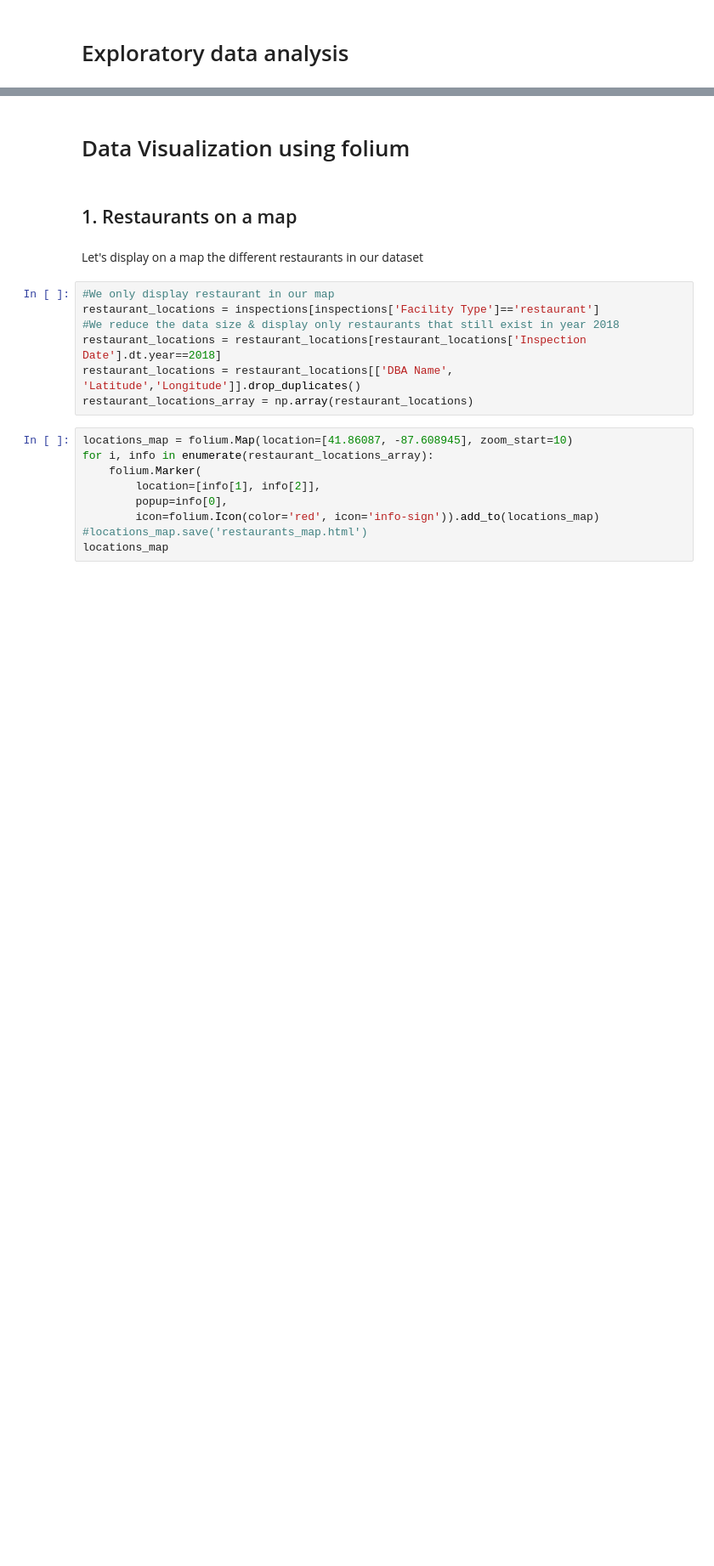
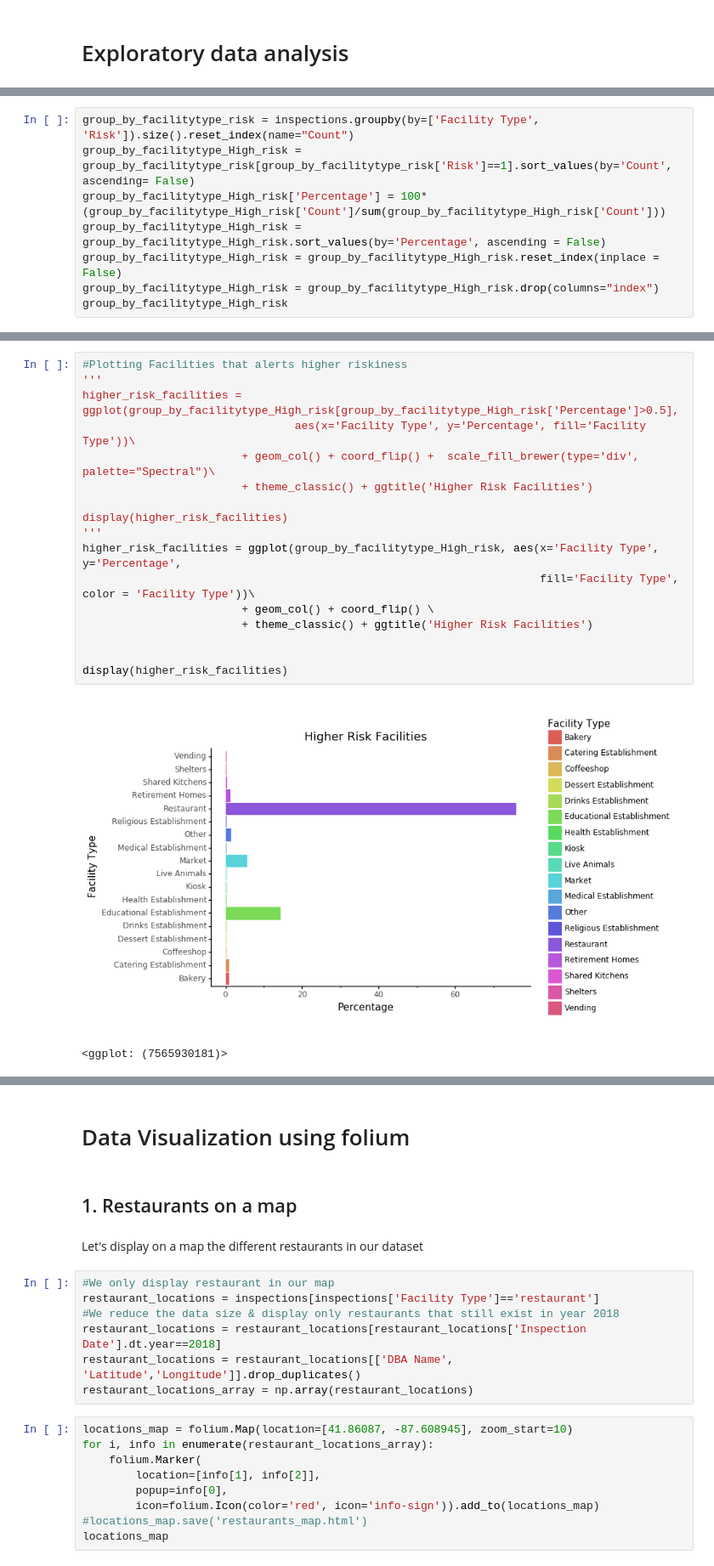
Before and after one commit to aaag97/ada-2019-project-databusters, a Jupyter notebook: Exploratory Data Analysis CFI.ipynb, the cells around one changed output, grey strips where cells are left out. Shown at 85% size. Saved outputs shown, nothing was run; the diff lists cells and outputs as text; blank space fills up the shorter version.

```diff
--- a/Exploratory Data Analysis CFI.ipynb
+++ b/Exploratory Data Analysis CFI.ipynb
@@ -80,0 +76,8 @@ Name: Results, Length: 109, dtype: int64
+# %%
+group_by_facilitytype_risk = inspections.groupby(by=['Facility Type', 'Risk']).size().reset_index(name="Count")
+group_by_facilitytype_High_risk = group_by_facilitytype_risk[group_by_facilitytype_risk['Risk']==1].sort_values(by='Count', ascending= False)
+group_by_facilitytype_High_risk['Percentage'] = 100*(group_by_facilitytype_High_risk['Count']/sum(group_by_facilitytype_High_risk['Count']))
+group_by_facilitytype_High_risk = group_by_facilitytype_High_risk.sort_values(by='Percentage', ascending = False)
+group_by_facilitytype_High_risk = group_by_facilitytype_High_risk.reset_index(inplace = False)
+group_by_facilitytype_High_risk = group_by_facilitytype_High_risk.drop(columns="index")
+group_by_facilitytype_High_risk
@@ -80,0 +102,20 @@ Name: Results, Length: 109, dtype: int64
+# %%
+#Plotting Facilities that alerts higher riskiness
+'''
+higher_risk_facilities = ggplot(group_by_facilitytype_High_risk[group_by_facilitytype_High_risk['Percentage']>0.5],
+                                aes(x='Facility Type', y='Percentage', fill='Facility Type'))\
+                        + geom_col() + coord_flip() +  scale_fill_brewer(type='div', palette="Spectral")\
+                        + theme_classic() + ggtitle('Higher Risk Facilities')
+
+display(higher_risk_facilities)
+'''
+higher_risk_facilities = ggplot(group_by_facilitytype_High_risk, aes(x='Facility Type', y='Percentage',
+                                                                     fill='Facility Type', color = 'Facility Type'))\
+                        + geom_col() + coord_flip() \
+                        + theme_classic() + ggtitle('Higher Risk Facilities')
+
+
+display(higher_risk_facilities)
+# %% [output]
+[figure, added]
+<ggplot: (7565930181)>
```
Also changed, not shown: parts of 30 cells of this notebook, 1 other file.
